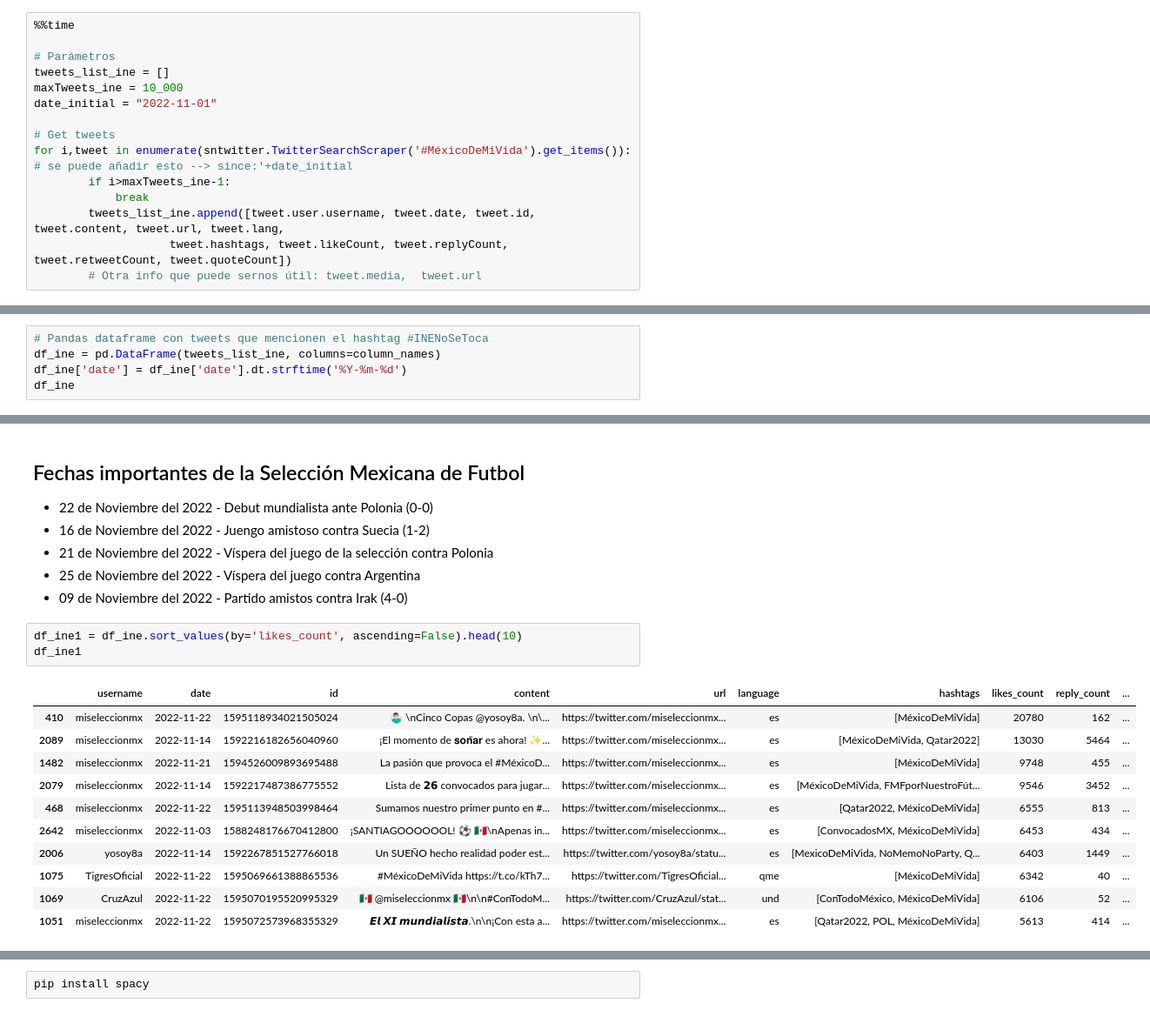
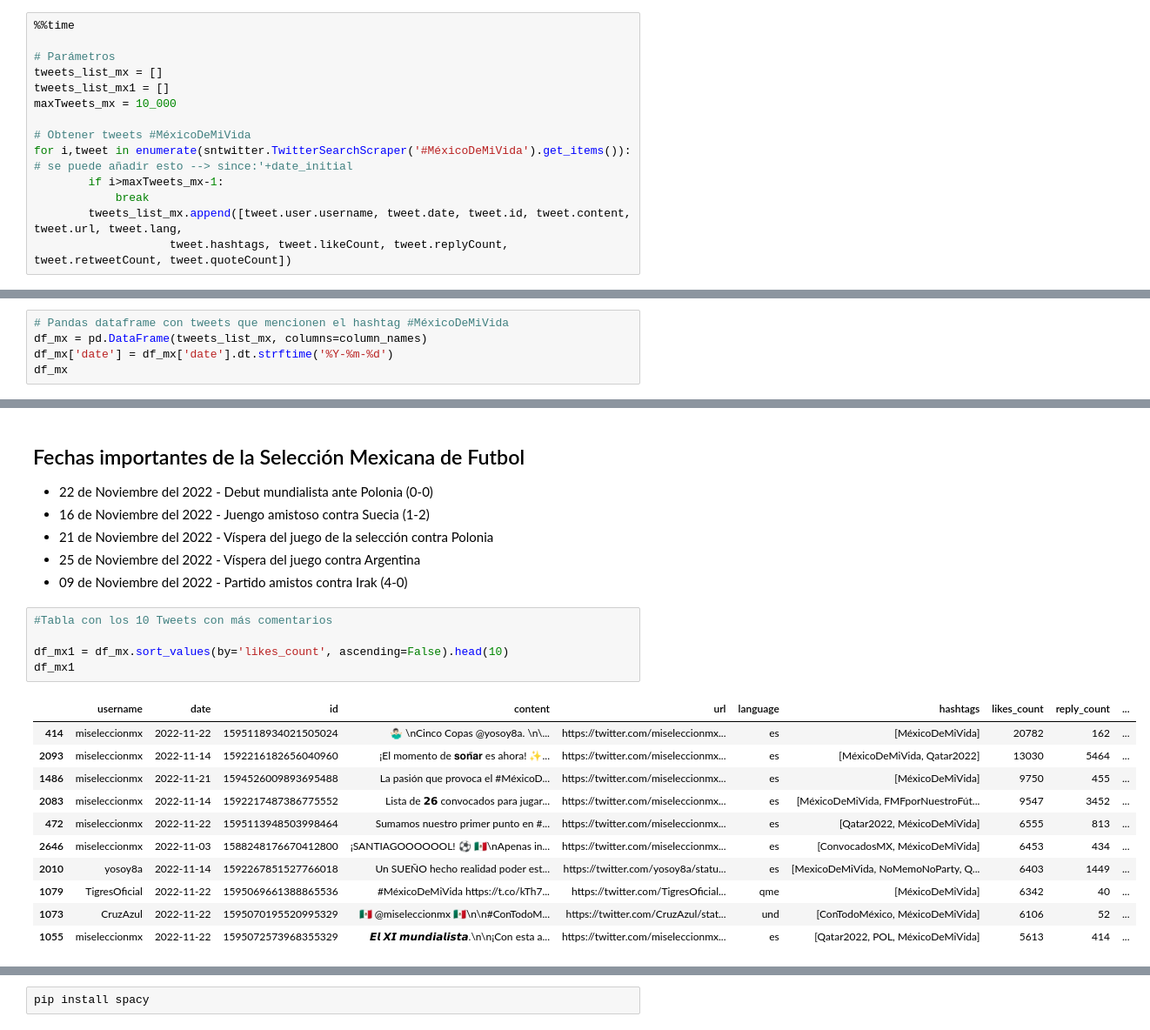
Before and after one commit to EduardoSanchezZ/Proyecto_Final, a Jupyter notebook: src/Proyecto_Final.ipynb, the cells around one changed output, grey strips where cells are left out. Shown: that part at 87% size. Cells and saved outputs as stored; diff of their text form.

```diff
--- a/src/Proyecto_Final.ipynb
+++ b/src/Proyecto_Final.ipynb
@@ -54,15 +54,14 @@ RendererRegistry.enable('default')
 %%time
 
 # Parámetros
-tweets_list_ine = []
-maxTweets_ine = 10_000
-date_initial = "2022-11-01"
+tweets_list_mx = []
+tweets_list_mx1 = []
+maxTweets_mx = 10_000
 
-# Get tweets
+# Obtener tweets #MéxicoDeMiVida
 for i,tweet in enumerate(sntwitter.TwitterSearchScraper('#MéxicoDeMiVida').get_items()): # se puede añadir esto --> since:'+date_initial
-        if i>maxTweets_ine-1:
+        if i>maxTweets_mx-1:
             break
-        tweets_list_ine.append([tweet.user.username, tweet.date, tweet.id, tweet.content, tweet.url, tweet.lang,
+        tweets_list_mx.append([tweet.user.username, tweet.date, tweet.id, tweet.content, tweet.url, tweet.lang,
                     tweet.hashtags, tweet.likeCount, tweet.replyCount, tweet.retweetCount, tweet.quoteCount])
-        # Otra info que puede sernos útil: tweet.media,  tweet.url
 # %% [output]
@@ -72,9 +80,9 @@ Wall time: 1min 15s
 column_names = ("username","date","id","content","url","language","hashtags",
                 "likes_count","reply_count","retweet_count","quote_count")
 # %%
-# Pandas dataframe con tweets que mencionen el hashtag #INENoSeToca
-df_ine = pd.DataFrame(tweets_list_ine, columns=column_names)
-df_ine['date'] = df_ine['date'].dt.strftime('%Y-%m-%d')
-df_ine
+# Pandas dataframe con tweets que mencionen el hashtag #MéxicoDeMiVida
+df_mx = pd.DataFrame(tweets_list_mx, columns=column_names)
+df_mx['date'] = df_mx['date'].dt.strftime('%Y-%m-%d')
+df_mx
 # %% [output]
 |  | username | date | id | content | url | language | hashtags | likes_count | reply_count | ... |
@@ -115,18 +143,20 @@ source
 - 25 de Noviembre del 2022 - Víspera del juego contra Argentina
 - 09 de Noviembre del 2022 - Partido amistos contra Irak (4-0)
 # %%
-df_ine1 = df_ine.sort_values(by='likes_count', ascending=False).head(10)
-df_ine1
+#Tabla con los 10 Tweets con más comentarios
+
+df_mx1 = df_mx.sort_values(by='likes_count', ascending=False).head(10)
+df_mx1
 # %% [output]
 |  | username | date | id | content | url | language | hashtags | likes_count | reply_count | ... |
-| 410 | miseleccionmx | 2022-11-22 | 1595118934021505024 | 🤷🏻‍♂️ \nCinco Copas @yosoy8a. \n\... | https://twitter.com/miseleccionmx... | es | [MéxicoDeMiVida] | 20780 | 162 | ... |
-| 2089 | miseleccionmx | 2022-11-14 | 1592216182656040960 | ¡El momento de 𝐬𝐨𝐧̃𝐚𝐫 es ahora! ✨... | https://twitter.com/miseleccionmx... | es | [MéxicoDeMiVida, Qatar2022] | 13030 | 5464 | ... |
-| 1482 | miseleccionmx | 2022-11-21 | 1594526009893695488 | La pasión que provoca el #MéxicoD... | https://twitter.com/miseleccionmx... | es | [MéxicoDeMiVida] | 9748 | 455 | ... |
-| 2079 | miseleccionmx | 2022-11-14 | 1592217487386775552 | Lista de 𝟮𝟲 convocados para jugar... | https://twitter.com/miseleccionmx... | es | [MéxicoDeMiVida, FMFporNuestroFút... | 9546 | 3452 | ... |
-| 468 | miseleccionmx | 2022-11-22 | 1595113948503998464 | Sumamos nuestro primer punto en #... | https://twitter.com/miseleccionmx... | es | [Qatar2022, MéxicoDeMiVida] | 6555 | 813 | ... |
-| 2642 | miseleccionmx | 2022-11-03 | 1588248176670412800 | ¡SANTIAGOOOOOOL! ⚽️ 🇲🇽\nApenas in... | https://twitter.com/miseleccionmx... | es | [ConvocadosMX, MéxicoDeMiVida] | 6453 | 434 | ... |
-| 2006 | yosoy8a | 2022-11-14 | 1592267851527766018 | Un SUEÑO hecho realidad poder est... | https://twitter.com/yosoy8a/statu... | es | [MexicoDeMiVida, NoMemoNoParty, Q... | 6403 | 1449 | ... |
-| 1075 | TigresOficial | 2022-11-22 | 1595069661388865536 | #MéxicoDeMiVida https://t.co/kTh7... | https://twitter.com/TigresOficial... | qme | [MéxicoDeMiVida] | 6342 | 40 | ... |
-| 1069 | CruzAzul | 2022-11-22 | 1595070195520995329 | 🇲🇽 @miseleccionmx 🇲🇽\n\n#ConTodoM... | https://twitter.com/CruzAzul/stat... | und | [ConTodoMéxico, MéxicoDeMiVida] | 6106 | 52 | ... |
-| 1051 | miseleccionmx | 2022-11-22 | 1595072573968355329 | 𝙀𝙡 𝙓𝙄 𝙢𝙪𝙣𝙙𝙞𝙖𝙡𝙞𝙨𝙩𝙖.\n\n¡Con esta a... | https://twitter.com/miseleccionmx... | es | [Qatar2022, POL, MéxicoDeMiVida] | 5613 | 414 | ... |
+| 414 | miseleccionmx | 2022-11-22 | 1595118934021505024 | 🤷🏻‍♂️ \nCinco Copas @yosoy8a. \n\... | https://twitter.com/miseleccionmx... | es | [MéxicoDeMiVida] | 20782 | 162 | ... |
+| 2093 | miseleccionmx | 2022-11-14 | 1592216182656040960 | ¡El momento de 𝐬𝐨𝐧̃𝐚𝐫 es ahora! ✨... | https://twitter.com/miseleccionmx... | es | [MéxicoDeMiVida, Qatar2022] | 13030 | 5464 | ... |
+| 1486 | miseleccionmx | 2022-11-21 | 1594526009893695488 | La pasión que provoca el #MéxicoD... | https://twitter.com/miseleccionmx... | es | [MéxicoDeMiVida] | 9750 | 455 | ... |
+| 2083 | miseleccionmx | 2022-11-14 | 1592217487386775552 | Lista de 𝟮𝟲 convocados para jugar... | https://twitter.com/miseleccionmx... | es | [MéxicoDeMiVida, FMFporNuestroFút... | 9547 | 3452 | ... |
+| 472 | miseleccionmx | 2022-11-22 | 1595113948503998464 | Sumamos nuestro primer punto en #... | https://twitter.com/miseleccionmx... | es | [Qatar2022, MéxicoDeMiVida] | 6555 | 813 | ... |
+| 2646 | miseleccionmx | 2022-11-03 | 1588248176670412800 | ¡SANTIAGOOOOOOL! ⚽️ 🇲🇽\nApenas in... | https://twitter.com/miseleccionmx... | es | [ConvocadosMX, MéxicoDeMiVida] | 6453 | 434 | ... |
+| 2010 | yosoy8a | 2022-11-14 | 1592267851527766018 | Un SUEÑO hecho realidad poder est... | https://twitter.com/yosoy8a/statu... | es | [MexicoDeMiVida, NoMemoNoParty, Q... | 6403 | 1449 | ... |
+| 1079 | TigresOficial | 2022-11-22 | 1595069661388865536 | #MéxicoDeMiVida https://t.co/kTh7... | https://twitter.com/TigresOficial... | qme | [MéxicoDeMiVida] | 6342 | 40 | ... |
+| 1073 | CruzAzul | 2022-11-22 | 1595070195520995329 | 🇲🇽 @miseleccionmx 🇲🇽\n\n#ConTodoM... | https://twitter.com/CruzAzul/stat... | und | [ConTodoMéxico, MéxicoDeMiVida] | 6106 | 52 | ... |
+| 1055 | miseleccionmx | 2022-11-22 | 1595072573968355329 | 𝙀𝙡 𝙓𝙄 𝙢𝙪𝙣𝙙𝙞𝙖𝙡𝙞𝙨𝙩𝙖.\n\n¡Con esta a... | https://twitter.com/miseleccionmx... | es | [Qatar2022, POL, MéxicoDeMiVida] | 5613 | 414 | ... |
 # %%
```
Also changed, not shown: parts of 13 cells of this notebook.
